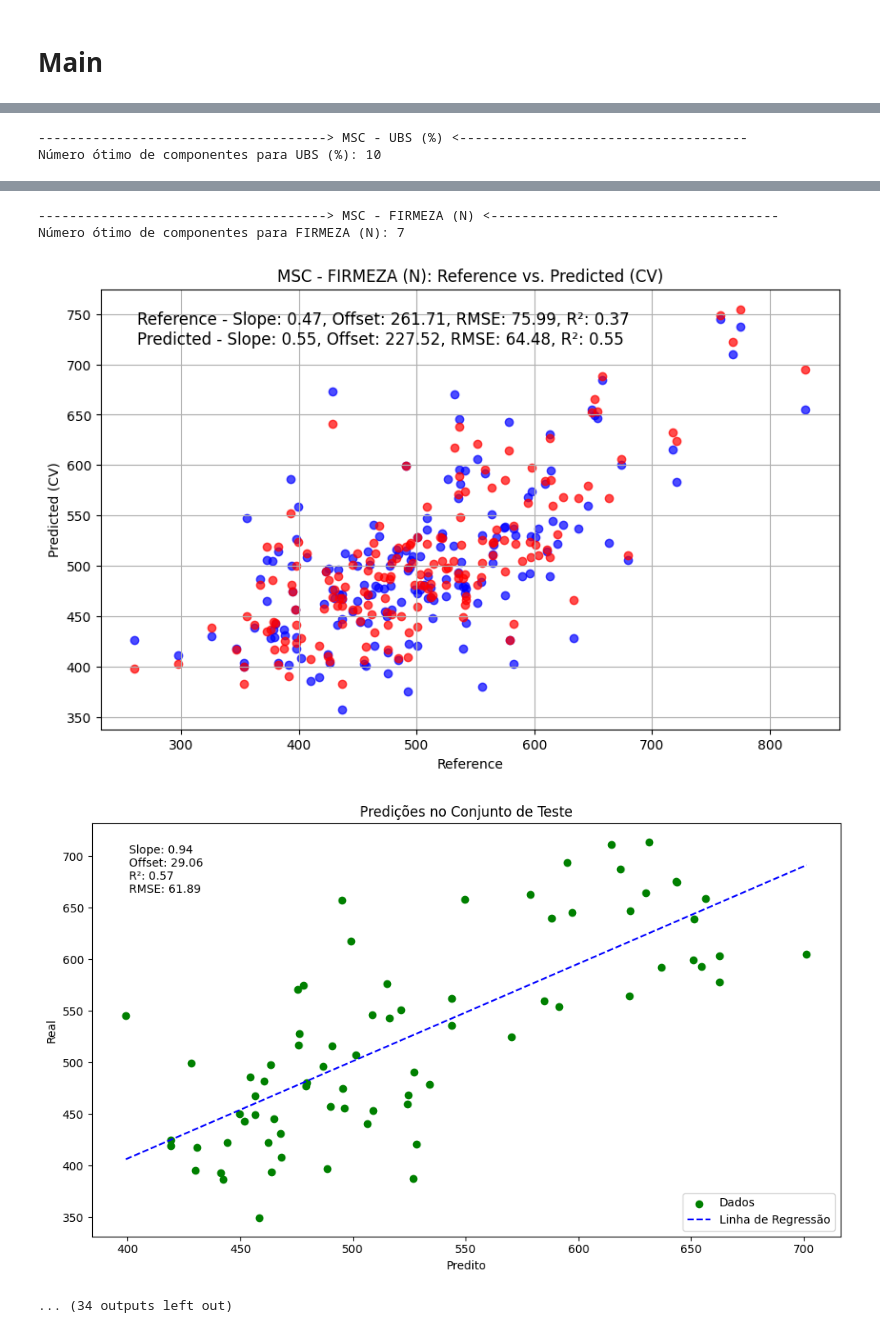
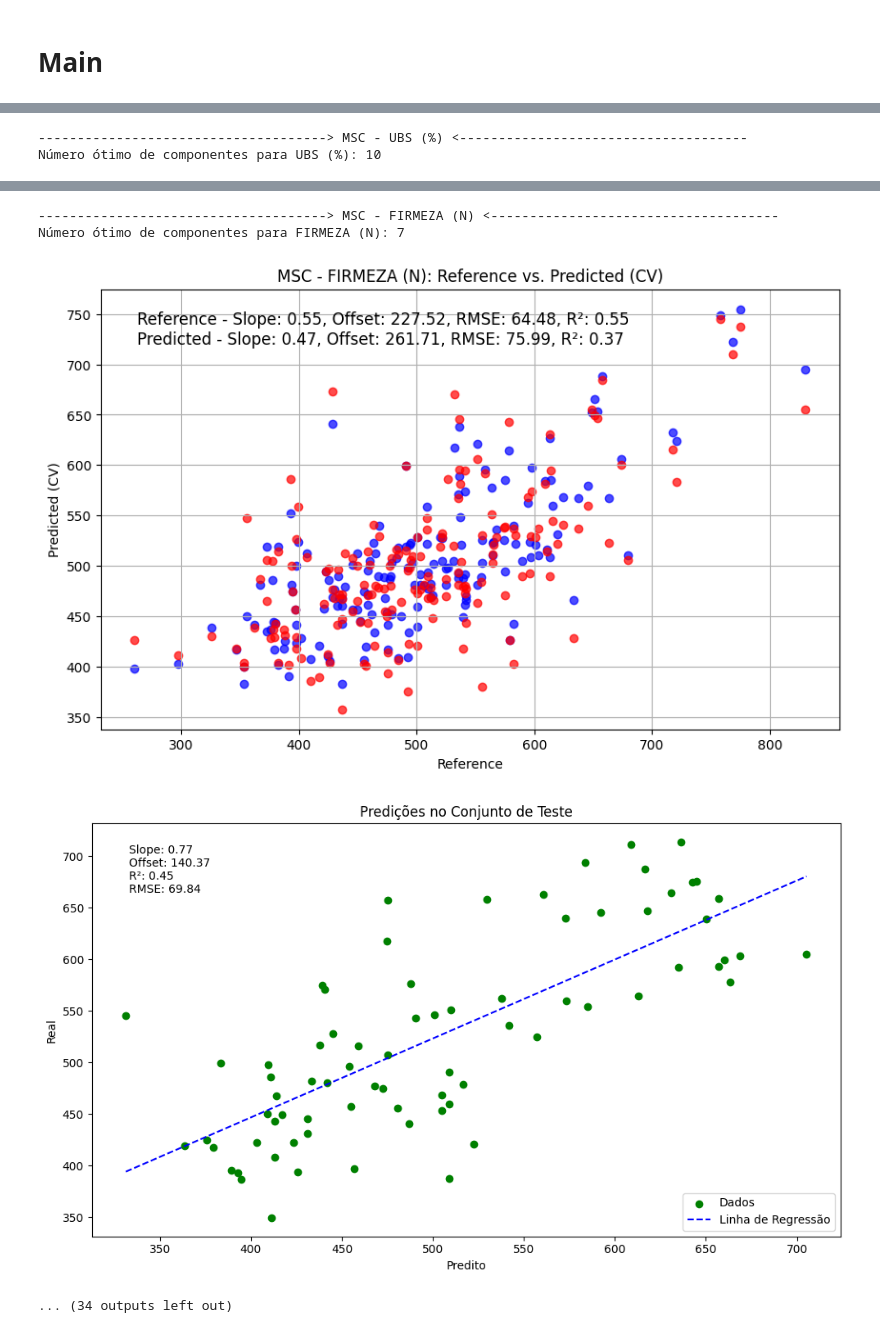
Before and after one commit to xndrxssx/ML-spectroscopy-analysis, a Jupyter notebook: Partial Least Squares Regression/PLSR.ipynb, the cells around one changed output, grey strips where cells are left out. Drawn from its saved outputs; the diff is of its cells as text; code cells hidden in the pictures.

```diff
--- a/Partial Least Squares Regression/PLSR.ipynb
+++ b/Partial Least Squares Regression/PLSR.ipynb
@@ -30,35 +31,35 @@ def jackknife_pls(X, Y, max_components=10, cv=5):
 dataset_save = r"C:\Users\luyza\OneDrive\Documentos\spectroscopy_machine_learning_analysis\Partial Least Squares Regression"
 dataset_saved = r"C:\Users\luyza\OneDrive\Documentos\spectroscopy_machine_learning_analysis\Processed\PCA"
 # %%
-def plot_pred_vs_ref(Y_true, Y_pred, Y_opt, attribute, filter):
+def plot_pred_vs_ref(Y_true, Y_train, Y_cv, attribute, filter):
 
-    slope_pred, offset_pred = np.polyfit(Y_true, Y_pred, 1)
-    rmse_pred = np.sqrt(mean_squared_error(Y_true, Y_pred))
-    r2_pred = r2_score(Y_true, Y_pred)
+    slope_train, offset_train = np.polyfit(Y_true, Y_train, 1)
+    rmse_train = np.sqrt(mean_squared_error(Y_true, Y_train))
+    r2_train = r2_score(Y_true, Y_train)
 
-    slope_opt, offset_opt = np.polyfit(Y_true, Y_opt, 1)
-    rmse_opt = np.sqrt(mean_squared_error(Y_true, Y_opt))
-    r2_opt = r2_score(Y_true, Y_opt)
+    slope_cv, offset_cv = np.polyfit(Y_true, Y_cv, 1)
+    rmse_cv = np.sqrt(mean_squared_error(Y_true, Y_cv))
+    r2_cv = r2_score(Y_true, Y_cv)
 
     metrics_dict = pd.DataFrame({
     'Y': ['Referência', 'CV'],
-    'R²': [r2_opt, r2_pred],
-    'RMSE': [rmse_opt, rmse_pred],
-    'Offset': [offset_opt, offset_pred],
-    'Slope': [slope_opt,slope_pred]
+    'R²': [r2_cv, r2_train],
+    'RMSE': [rmse_cv, rmse_train],
+    'Offset': [offset_cv, offset_train],
+    'Slope': [slope_cv,slope_train]
     })
 
     plt.figure(figsize=(10, 6))
 
-    plt.scatter(Y_true, Y_opt, color='blue', label='Reference', marker='o', alpha=0.7)
+    plt.scatter(Y_true, Y_train, color='blue', label='Reference', marker='o', alpha=0.7)
 
-    plt.scatter(Y_true, Y_pred, color='red', label='Predicted', marker='o', alpha=0.7)
+    plt.scatter(Y_true, Y_cv, color='red', label='Predicted', marker='o', alpha=0.7)
 
     plt.xlabel("Reference")
     plt.ylabel("Predicted (CV)")
     plt.title(f"{filter + " - " + attribute}: Reference vs. Predicted (CV)")
     plt.grid(True)
-    plt.text(0.05, 0.95, f'Reference - Slope: {slope_opt:.2f}, Offset: {offset_opt:.2f}, RMSE: {rmse_opt:.2f}, R²: {r2_opt:.2f}\nPredicted - Slope: {slope_pred:.2f}, Offset: {offset_pred:.2f}, RMSE: {rmse_pred:.2f}, R²: {r2_pred:.2f}',
+    plt.text(0.05, 0.95, f'Reference - Slope: {slope_train:.2f}, Offset: {offset_train:.2f}, RMSE: {rmse_train:.2f}, R²: {r2_train:.2f}\nPredicted - Slope: {slope_cv:.2f}, Offset: {offset_cv:.2f}, RMSE: {rmse_cv:.2f}, R²: {r2_cv:.2f}',
              transform=plt.gca().transAxes, fontsize=12, verticalalignment='top', horizontalalignment='left')
     plt.show()
 
@@ -143,24 +144,28 @@ def run_plsr(filter_name):
 
     X_calib = df_calib.iloc[:, 6:].values
     X_valid = df_valid.iloc[:, 6:].values
+    scaler = StandardScaler()
+    X_calib_scaled = scaler.fit_transform(X_calib)
+    X_valid_scaled = scaler.fit_transform(X_valid)
 
     for attribute in target_variables:
         print(f"-------------------------------------> {filter_name} - {attribute} <-------------------------------------")
         Y_calib = df_calib[attribute].values
         Y_valid = df_valid[attribute].values
 
+
         # Determinar o número ideal de componentes para PLS
-        n_components = jackknife_pls(X_calib, Y_calib)
+        n_components = jackknife_pls(X_calib_scaled, Y_calib)
         print(f"Número ótimo de componentes para {attribute}: {n_components}")
 
         kf = KFold(n_splits=5, shuffle=True, random_state=42)
         pls = PLSRegression(n_components=n_components)
-        Y_cv = cross_val_predict(pls, X_calib, Y_calib, cv=kf)
+        Y_cv = cross_val_predict(pls, X_calib_scaled, Y_calib, cv=kf)
 
-        pls.fit(X_calib, Y_calib)
+        pls.fit(X_calib_scaled, Y_calib)
 
-        Y_pred_calib = pls.predict(X_calib).flatten()
-        Y_pred_valid = pls.predict(X_valid).flatten()
+        Y_pred_calib = pls.predict(X_calib_scaled).flatten()
+        Y_pred_valid = pls.predict(X_valid_scaled).flatten()
 
         df_val = pd.DataFrame({
             'Y_valid': Y_valid,
@@ -204,5 +209,5 @@ Número ótimo de componentes para UBS (%): 10
 -------------------------------------> MSC - FIRMEZA (N) <-------------------------------------
 Número ótimo de componentes para FIRMEZA (N): 7
-[figure, old version]
+[figure, new version]
-[figure, old version]
+[figure, new version]
 ... (34 outputs left out)
```
Also changed, not shown: parts of 2 cells of this notebook, 6 other files.
